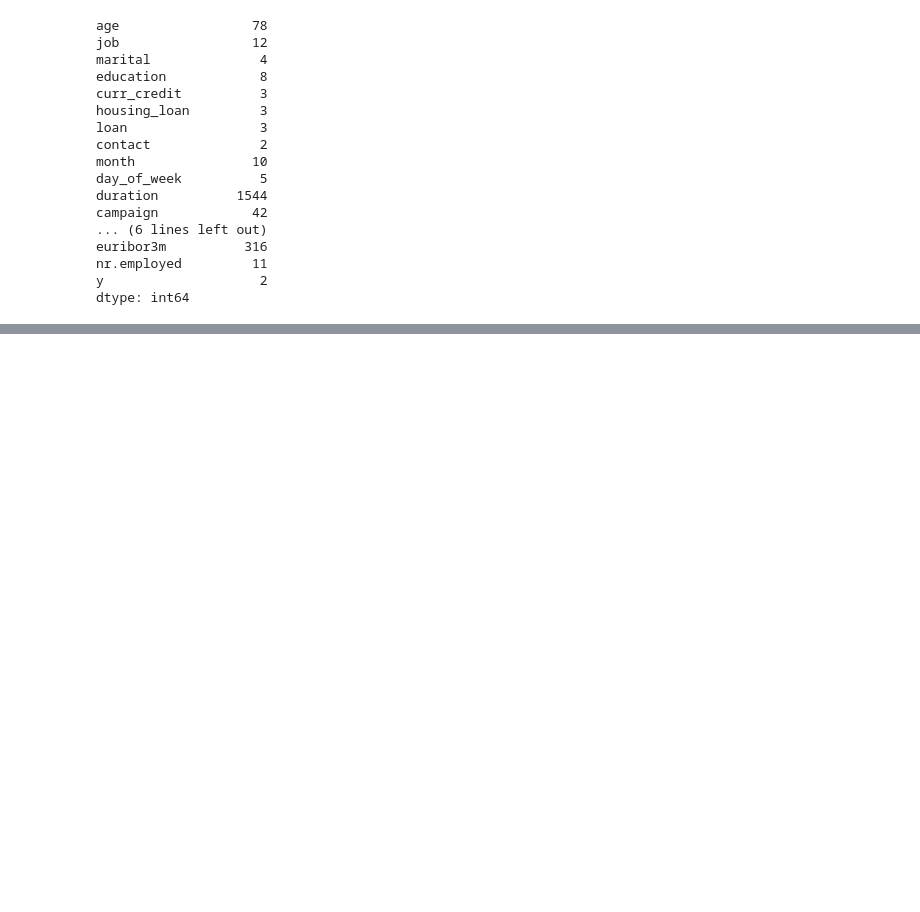
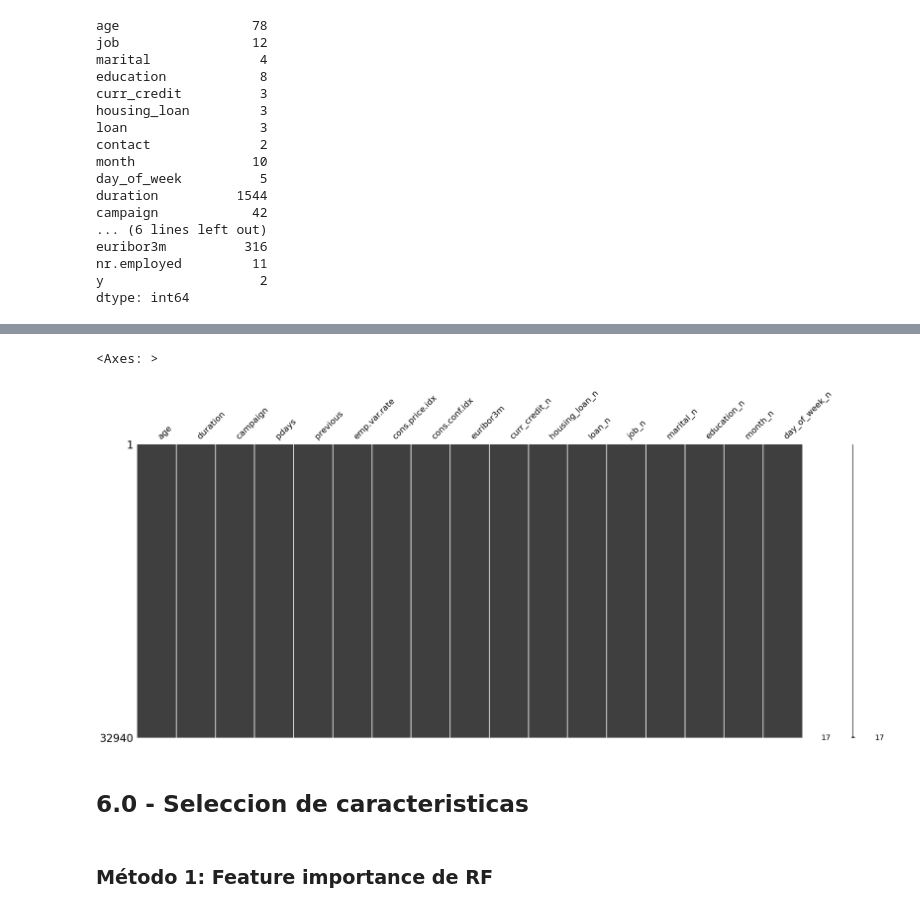
Before and after one commit to 4GeeksAcademy/carlossuesc95-intro-ml, a Jupyter notebook: src/01-logistic-regression.ipynb, the cells around one changed output, grey strips where cells are left out. Drawn from its saved outputs; the diff is of its cells as text; code cells hidden in the pictures; blank space fills up the shorter version.

```diff
--- a/src/01-logistic-regression.ipynb
+++ b/src/01-logistic-regression.ipynb
@@ -115,0 +327,5 @@ NameError: name 'df' is not defined
+# %%
+X = df_num.drop('y_n',axis=1)
+y = df_num['y_n']
+# %%
+X_train, X_test, y_train, y_test = train_test_split(X, y, test_size=0.2, random_state=42)
@@ -115,0 +398,13 @@ NameError: name 'df' is not defined
+# %%
+imputer = MissForest(categorical=['job_n', 'education_n','curr_credit_n','housing_loan_n','loan_n','marital_n'])
+X_train_imp = pd.DataFrame(imputer.fit_transform(X_train), columns=X_train.columns, index=X_train.index)
+X_test_imp = pd.DataFrame(imputer.transform(X_test), columns=X_test.columns, index=X_test.index)
+# %%
+msno.matrix(X_train_imp)
+# %% [output]
+<Axes: >
+[figure, added]
+# %% [markdown]
+## 6.0 - Seleccion de caracteristicas
+# %% [markdown]
+### Método 1: Feature importance de RF
```
Also changed, not shown: parts of 98 cells of this notebook, 4 other files.
